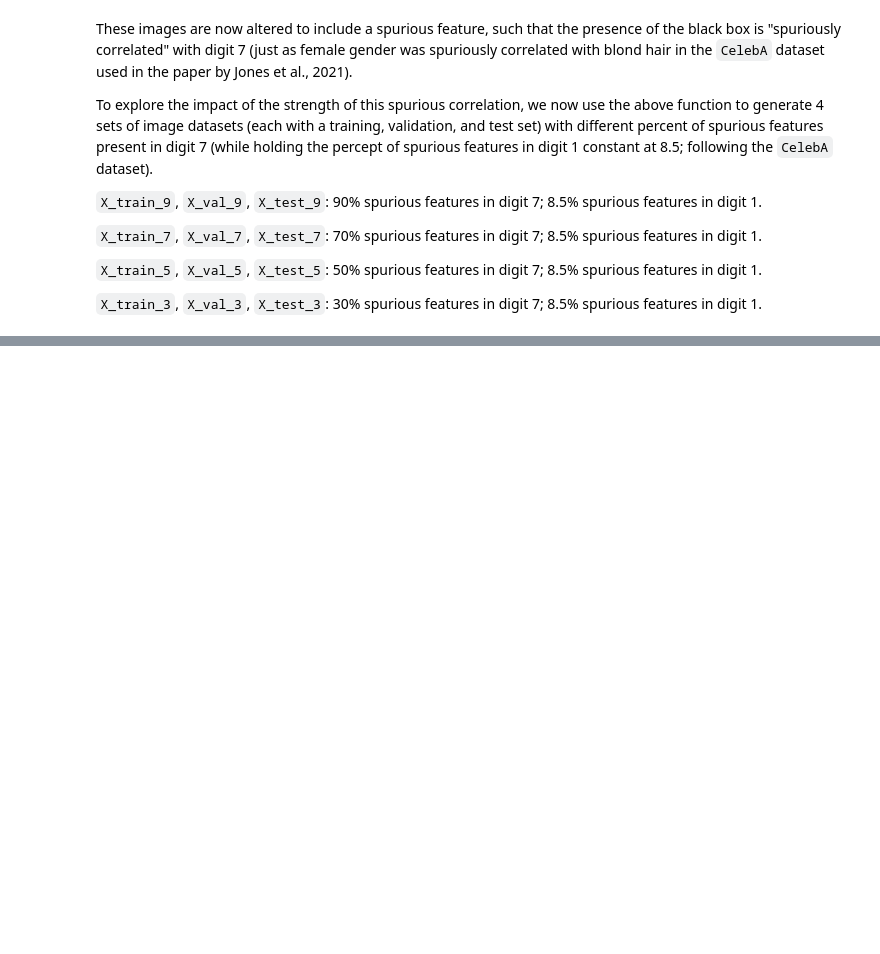
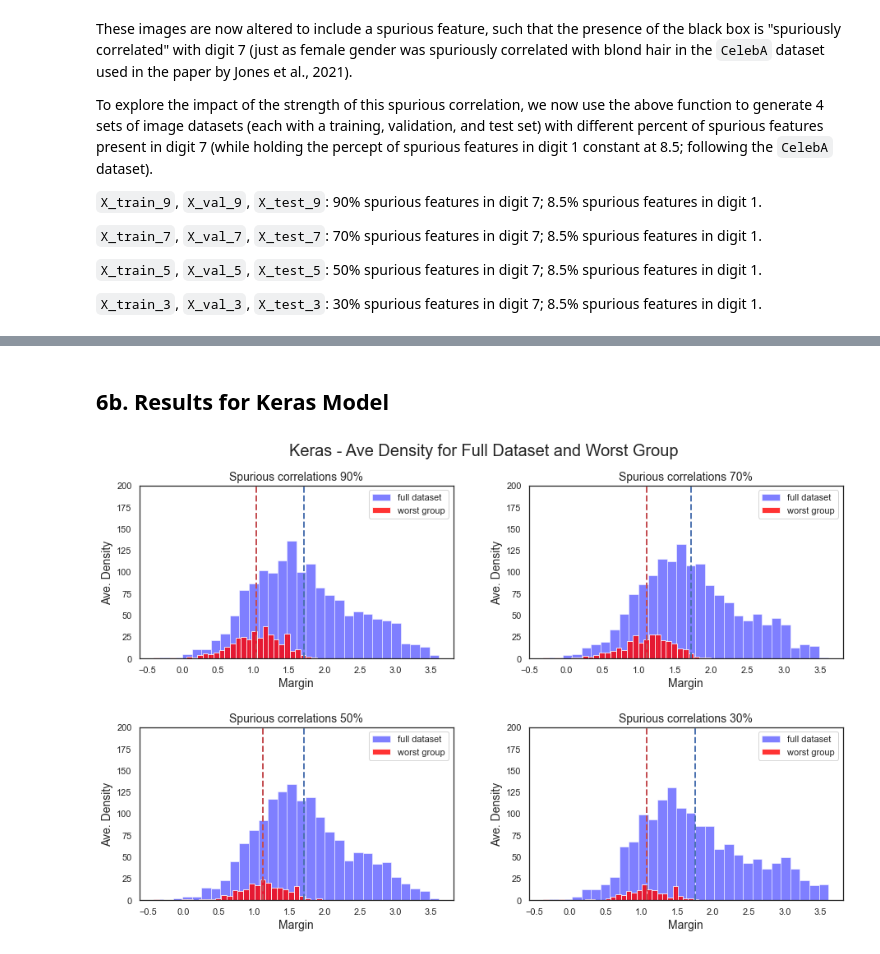
Before and after one commit to JWatsonDaniels/am207-2021, a Jupyter notebook: selective_classification.ipynb, the cells around one changed output, grey strips where cells are left out. Saved outputs shown, nothing was run; the diff lists cells and outputs as text; code cells hidden in the pictures; blank space fills up the shorter version.

```diff
--- a/selective_classification.ipynb
+++ b/selective_classification.ipynb
@@ -1069,0 +907,79 @@ plot_coverage(full_coverage = full_coverage_3,
+# %% [markdown]
+## 6b. Results for Keras Model
+# %%
+with warnings.catch_warnings():
+    warnings.simplefilter("ignore")
+    fxn()
+
+    # Plot margin subplots for RESNET
+    model_type = 'Keras'
+    # 90% group
+    keras_9_logits =  np.hstack((1.0 - predict_nn_9, predict_nn_9))
+    altered_labels_9 = X_test_9_altindices
+    confidence_keras_9 = confidence(keras_9_logits, y_test)
+
+    # 70% group
+    keras_7_logits =  np.hstack((1.0 - predict_nn_7, predict_nn_7) )
+    altered_labels_7 = X_test_7_altindices
+    confidence_keras_7 = confidence(keras_7_logits, y_test)
+
+    # 50% group
+    keras_5_logits =  np.hstack((1.0 - predict_nn_5, predict_nn_5) )
+    altered_labels_5 = X_test_5_altindices
+    confidence_keras_5 = confidence(keras_5_logits, y_test)
+
+    # 30% group
+    keras_3_logits =  np.hstack((1.0 - predict_nn_3, predict_nn_3) )
+    altered_labels_3 = X_test_3_altindices
+    confidence_keras_3 = confidence(keras_3_logits, y_test)
+
+    plot_y_max = 200
+    ave_line_width = 2
+
+    sns.set_style('white')
+    fig, ax = plt.subplots(2, 2, figsize = (14, 9))
+    fig.tight_layout(pad = 5)
+    ax[0 , 0].hist(confidence_keras_9, label = 'full dataset', bins = 30, alpha = 0.5, color = 'blue')
+    ax[0 , 0].hist(np.array(confidence_keras_9)[worst_group_9], label = 'worst group', bins = 30, alpha = 0.8, color = 'red')
+    ax[0 , 0].set_title("Spurious correlations {}%".format(90), fontsize = 14)
+    ax[0 , 0].set_xlabel('Margin', fontsize = 14)
+    ax[0 , 0].set_ylabel('Ave. Density', fontsize = 14)
+    ax[0 , 0].set_ylim([0, plot_y_max])
+    ax[0 , 0].axvline(np.mean(confidence_keras_9), color='b', linestyle='dashed', linewidth=ave_line_width)
+    ax[0 , 0].axvline(np.mean(np.array(confidence_keras_9)[worst_group_9]), color='r', linestyle='dashed', linewidth=ave_line_width)
+    ax[0 , 0].legend()
+
+    ax[0 , 1].hist(confidence_keras_7, label = 'full dataset', bins = 30, alpha = 0.5, color = 'blue')
+    ax[0 , 1].hist(np.array(confidence_keras_7)[worst_group_7], label = 'worst group', bins = 30, alpha = 0.8, color = 'red')
+    ax[0 , 1].set_title("Spurious correlations {}%".format(70), fontsize = 14)
+    ax[0 , 1].set_xlabel('Margin', fontsize = 14)
+    ax[0 , 1].set_ylabel('Ave. Density', fontsize = 14)
+    ax[0 , 1].set_ylim([0, plot_y_max])
+    ax[0 , 1].axvline(np.mean(confidence_keras_7), color='b', linestyle='dashed', linewidth=ave_line_width)
+    ax[0 , 1].axvline(np.mean(np.array(confidence_keras_7)[worst_group_7]), color='r', linestyle='dashed', linewidth=ave_line_width)
+    ax[0 , 1].legend()
+
+    ax[1, 0].hist(confidence_keras_5, label = 'full dataset', bins = 30, alpha = 0.5, color = 'blue')
+    ax[1, 0].hist(np.array(confidence_keras_5)[worst_group_5], label = 'worst group', bins = 30, alpha = 0.8, color = 'red')
+    ax[1, 0].set_title("Spurious correlations {}%".format(50), fontsize = 14)
+    ax[1, 0].set_xlabel('Margin', fontsize = 14)
+    ax[1, 0].set_ylabel('Ave. Density', fontsize = 14)
+    ax[1, 0].set_ylim([0, plot_y_max])
+    ax[1, 0].axvline(np.mean(confidence_keras_5), color='b', linestyle='dashed', linewidth=ave_line_width)
+    ax[1, 0].axvline(np.mean(np.array(confidence_keras_5)[worst_group_5]), color='r', linestyle='dashed', linewidth=ave_line_width)
+    ax[1, 0].legend()
+
+    ax[1, 1].hist(confidence_keras_3, label = 'full dataset', bins = 30, alpha = 0.5, color = 'blue')
+    ax[1, 1].hist(np.array(confidence_keras_3)[worst_group_3], label = 'worst group', bins = 30, alpha = 0.8, color = 'red')
+    ax[1, 1].set_title("Spurious correlations {}%".format(30), fontsize = 14)
+    ax[1, 1].set_xlabel('Margin', fontsize = 14)
+    ax[1, 1].set_ylabel('Ave. Density', fontsize = 14)
+    ax[1, 1].set_ylim([0, plot_y_max])
+    ax[1, 1].axvline(np.mean(confidence_keras_3), color='b', linestyle='dashed', linewidth=ave_line_width)
+    ax[1, 1].axvline(np.mean(np.array(confidence_keras_3)[worst_group_3]), color='r', linestyle='dashed', linewidth=ave_line_width)
+    ax[1, 1].legend()
+
+    fig.suptitle('{} - Ave Density for Full Dataset and Worst Group'.format(model_type), fontsize=20)
+    plt.show()
+# %% [output]
+[figure, added]
```
Also changed, not shown: parts of 38 cells of this notebook, 4 other files.
